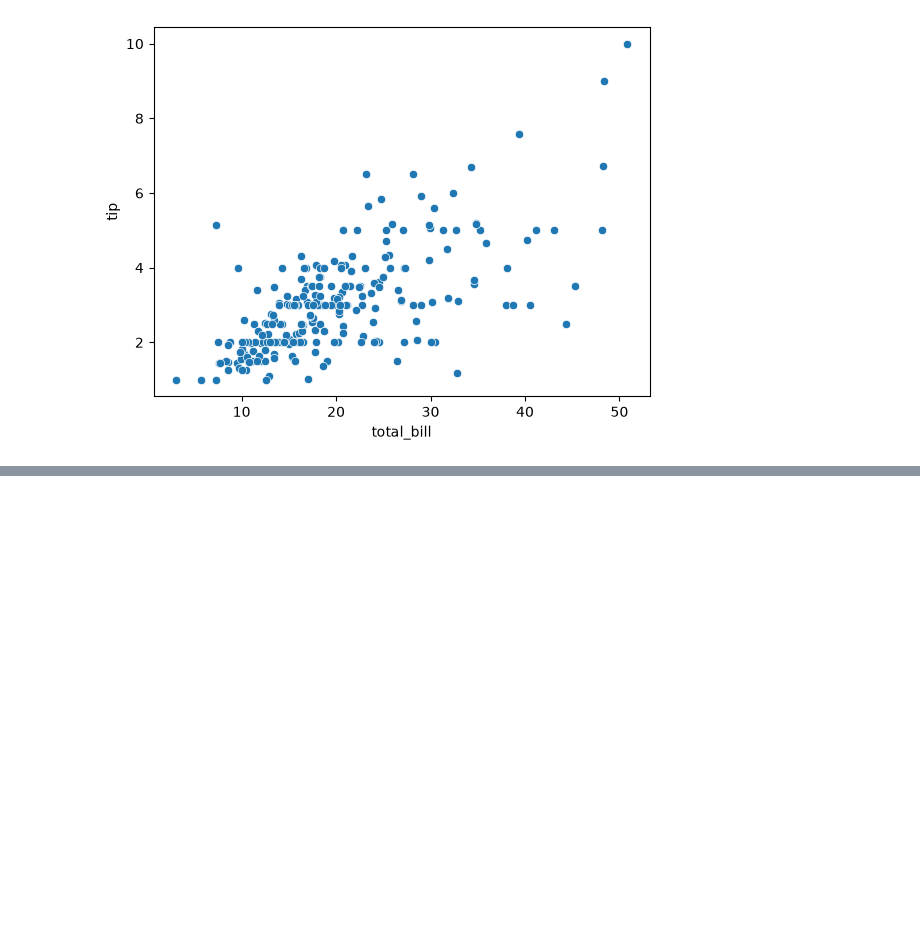
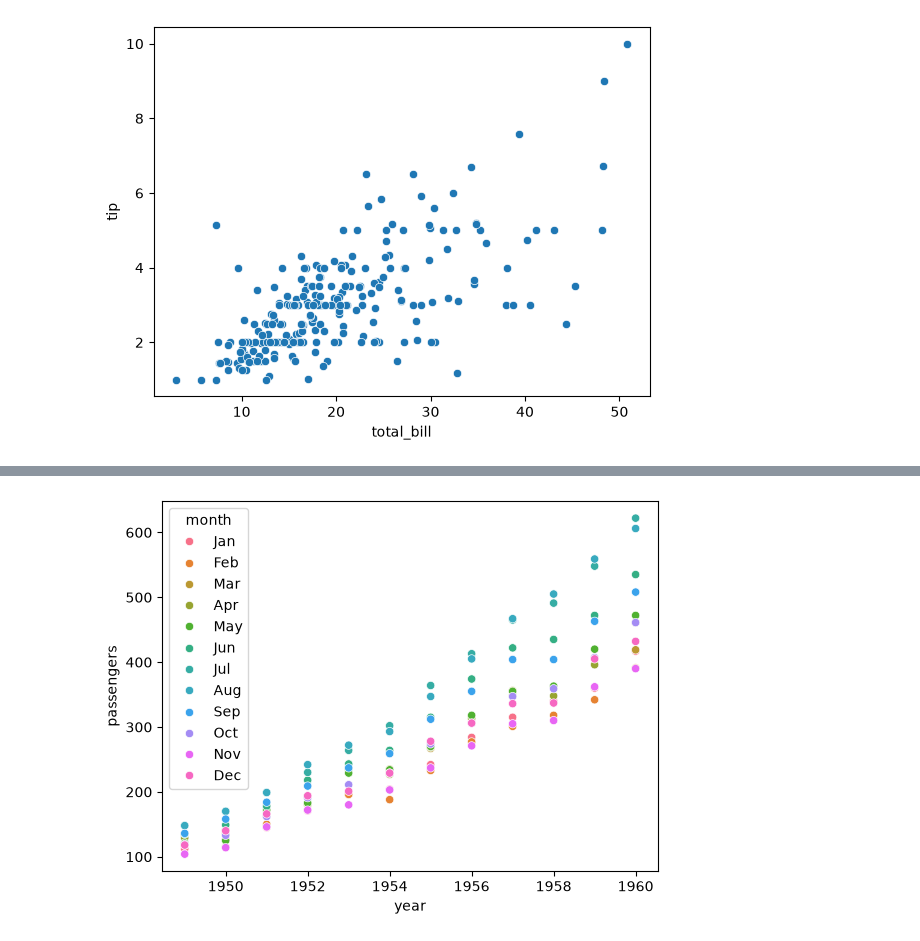
Before and after one commit to manukumsr54/Python-College, a Jupyter notebook: day1.seaborn.ipynb, the cells around one changed output, grey strips where cells are left out. Cells and saved outputs as stored; diff of their text form; code cells hidden in the pictures; blank space fills up the shorter version.

```diff
--- a/day1.seaborn.ipynb
+++ b/day1.seaborn.ipynb
@@ -55,0 +62,10 @@ plt.show()
+# %%
+sns.scatterplot(
+    data = flights,
+    x="year",
+    y = "passengers",
+    hue="month"
+)
+plt.show()
+# %% [output]
+[figure, added]
```
Also changed, not shown: parts of 11 cells of this notebook.
